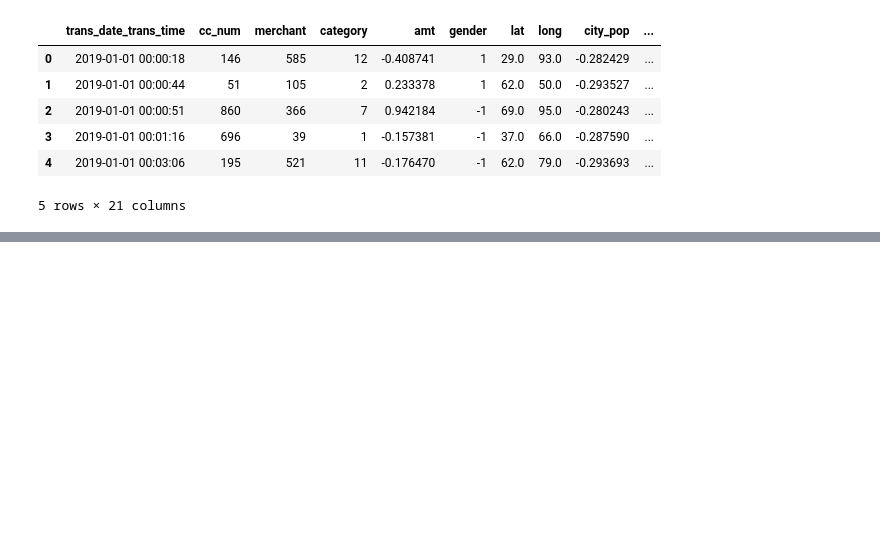
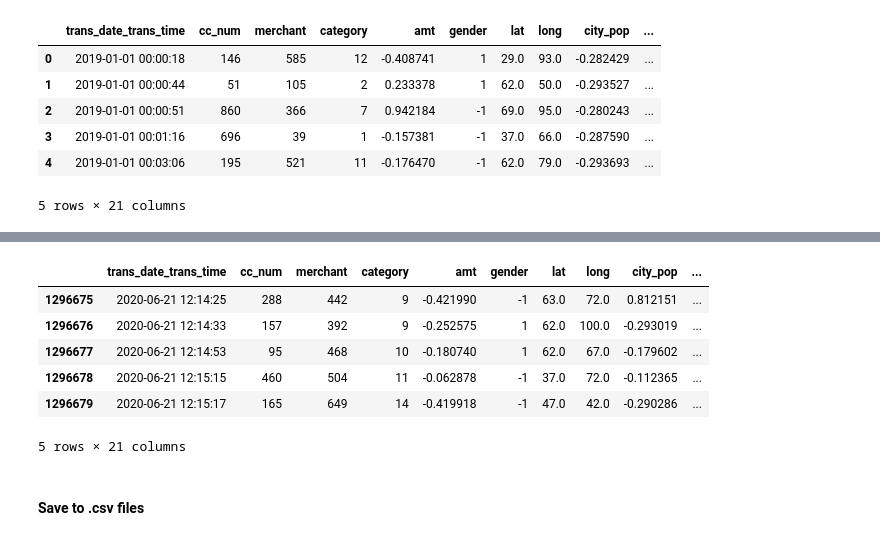
Before and after one commit to A-Nancio/Thesis, a Jupyter notebook: src/data_processing/pre_training/2_pre_processing.ipynb, the cells around one changed output, grey strips where cells are left out. Drawn from its saved outputs; the diff is of its cells as text; code cells hidden in the pictures; blank space fills up the shorter version.

```diff
--- a/src/data_processing/pre_training/2_pre_processing.ipynb
+++ b/src/data_processing/pre_training/2_pre_processing.ipynb
@@ -197,0 +206,12 @@ df.to_csv("../../data/modified/modified_sparkov_dataframe.csv")git
+# %%
+test.head()
+# %% [output]
+|  | trans_date_trans_time | cc_num | merchant | category | amt | gender | lat | long | city_pop | ... |
+| 1296675 | 2020-06-21 12:14:25 | 288 | 442 | 9 | -0.421990 | -1 | 63.0 | 72.0 | 0.812151 | ... |
+| 1296676 | 2020-06-21 12:14:33 | 157 | 392 | 9 | -0.252575 | 1 | 62.0 | 100.0 | -0.293019 | ... |
+| 1296677 | 2020-06-21 12:14:53 | 95 | 468 | 10 | -0.180740 | 1 | 62.0 | 67.0 | -0.179602 | ... |
+| 1296678 | 2020-06-21 12:15:15 | 460 | 504 | 11 | -0.062878 | -1 | 37.0 | 72.0 | -0.112365 | ... |
+| 1296679 | 2020-06-21 12:15:17 | 165 | 649 | 14 | -0.419918 | -1 | 47.0 | 42.0 | -0.290286 | ... |
+5 rows × 21 columns
+# %% [markdown]
+#### Save to .csv files
```
Also changed, not shown: parts of 10 cells of this notebook, 6 other files.
